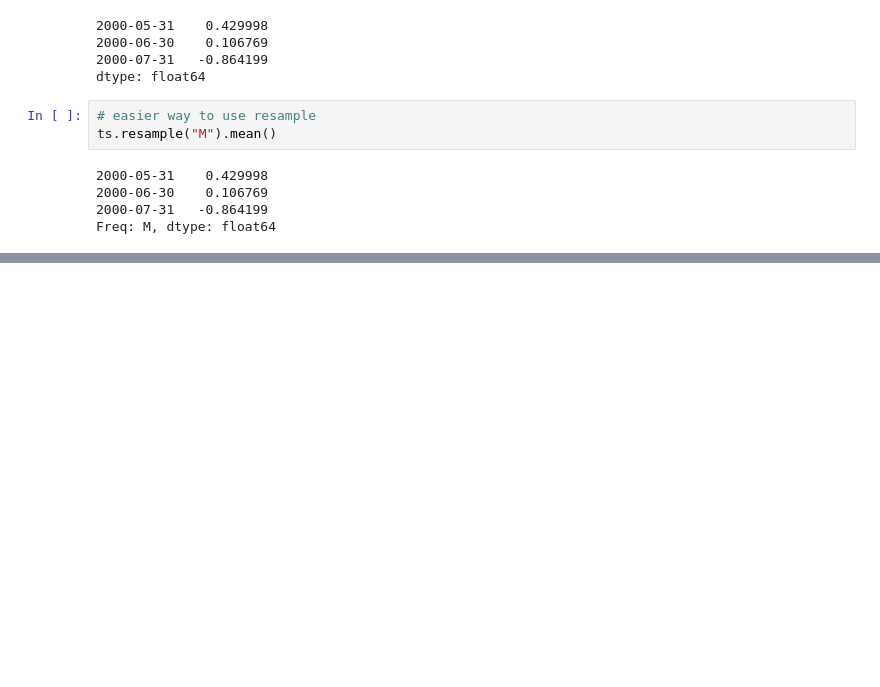
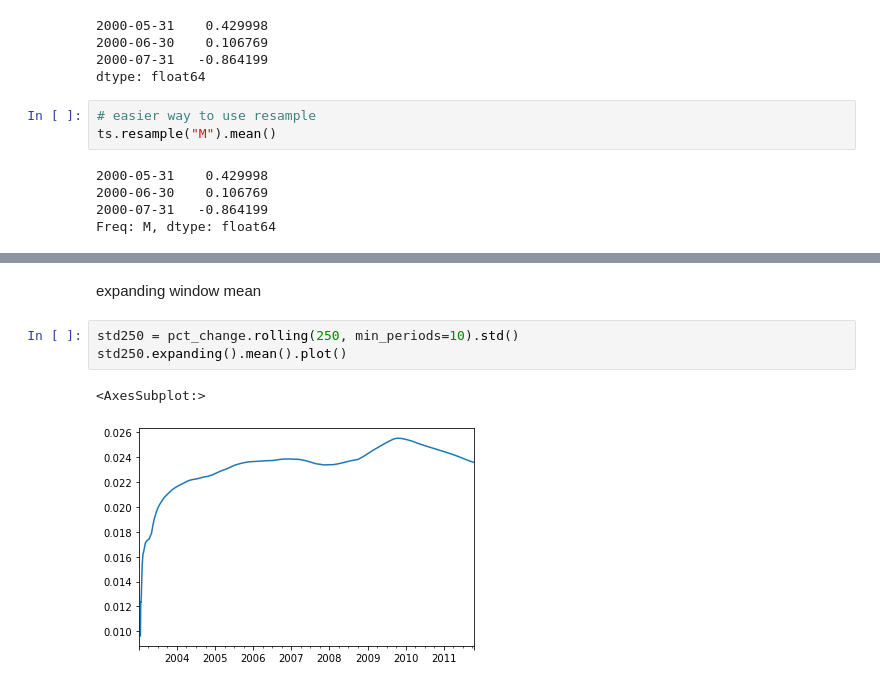
Before and after one commit to shelleygoel/pydata-book, a Jupyter notebook: 03_time_series.ipynb, the cells around one changed output, grey strips where cells are left out. Saved outputs shown, nothing was run; the diff lists cells and outputs as text; blank space fills up the shorter version.

```diff
--- a/03_time_series.ipynb
+++ b/03_time_series.ipynb
@@ -539,0 +1005,8 @@ Freq: M, dtype: float64
+# %% [markdown]
+expanding window mean
+# %%
+std250 = pct_change.rolling(250, min_periods=10).std()
+std250.expanding().mean().plot()
+# %% [output]
+<AxesSubplot:>
+[figure, added]
```
Also changed, not shown: parts of 65 cells of this notebook.
